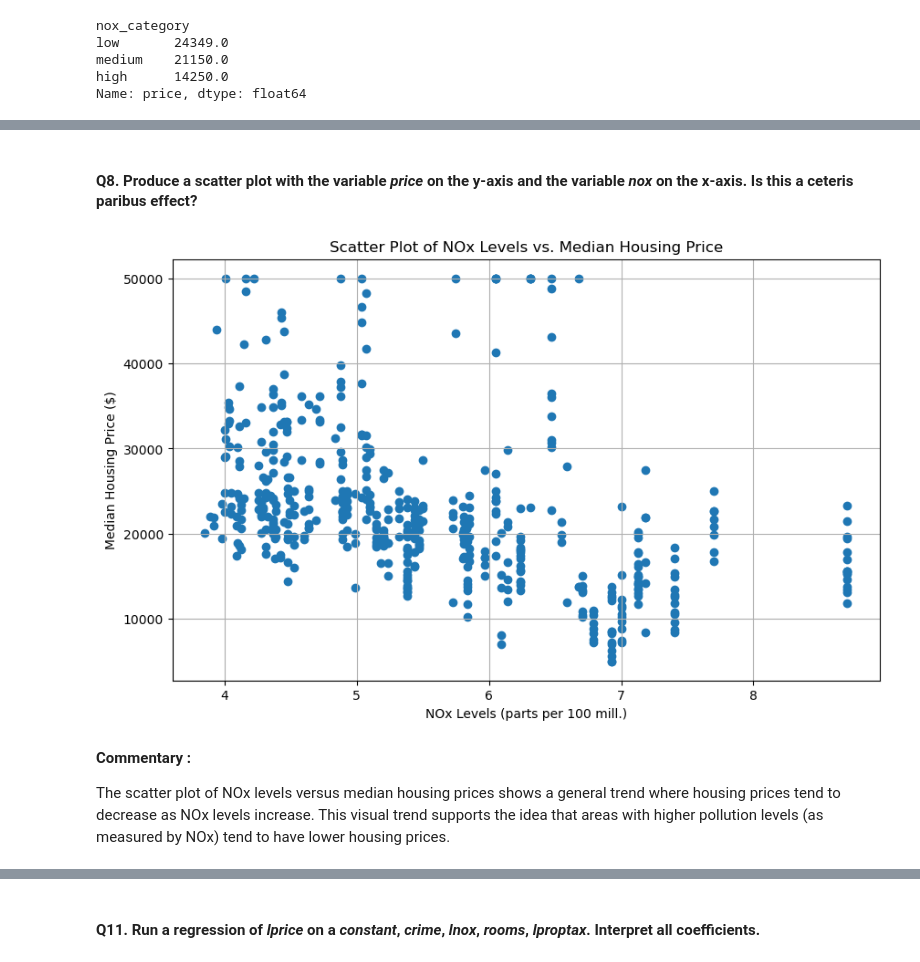
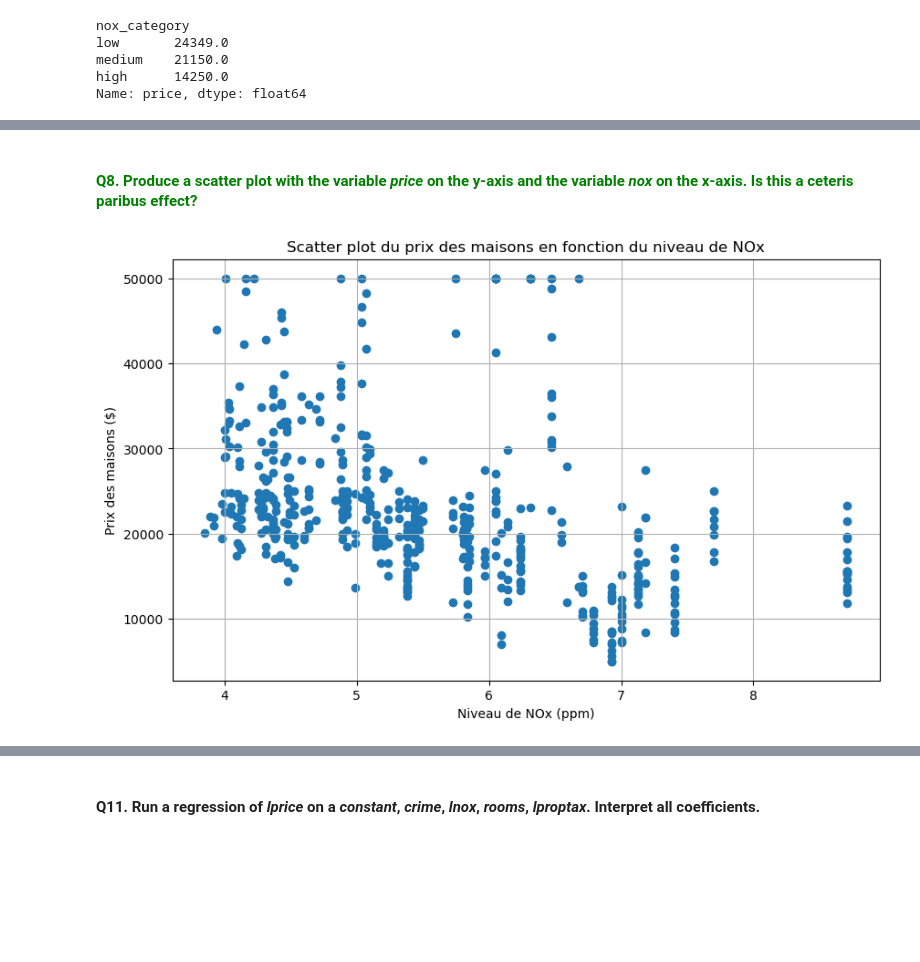
Before and after one commit to pralban/Econometrics, a Jupyter notebook: econometrics_notebook.ipynb, the cells around one changed output, grey strips where cells are left out. Saved outputs shown, nothing was run; the diff lists cells and outputs as text; code cells hidden in the pictures; blank space fills up the shorter version.

```diff
--- a/econometrics_notebook.ipynb
+++ b/econometrics_notebook.ipynb
@@ -176,17 +175,13 @@ These results indicate a clear negative relationship between the levels of nitro
 # %% [markdown]
-#### Q8. Produce a scatter plot with the variable <i>price</i> on the y-axis and the variable <i>nox</i> on the x-axis. Is this a ceteris paribus effect?
+#### <span style="color:green"> Q8. Produce a scatter plot with the variable <i>price</i> on the y-axis and the variable <i>nox</i> on the x-axis. Is this a ceteris paribus effect?</span>
 # %%
 # Plotting the scatter plot of 'nox' vs 'price'
 plt.figure(figsize=(10, 6))
 plt.scatter(df['nox'], df['price'])
-plt.title('Scatter Plot of NOx Levels vs. Median Housing Price')
-plt.xlabel('NOx Levels (parts per 100 mill.)')
-plt.ylabel('Median Housing Price ($)')
+plt.title('Scatter plot du prix des maisons en fonction du niveau de NOx')
+plt.xlabel('Niveau de NOx (ppm)')
+plt.ylabel('Prix des maisons ($)')
 plt.grid(True)
 plt.show()
 # %% [output]
-[figure, old version]
+[figure, new version]
-# %% [markdown]
-<b> Commentary : </b>
-
-The scatter plot of NOx levels versus median housing prices shows a general trend where housing prices tend to decrease as NOx levels increase. This visual trend supports the idea that areas with higher pollution levels (as measured by NOx) tend to have lower housing prices.
```
Also changed, not shown: parts of 16 cells of this notebook.
